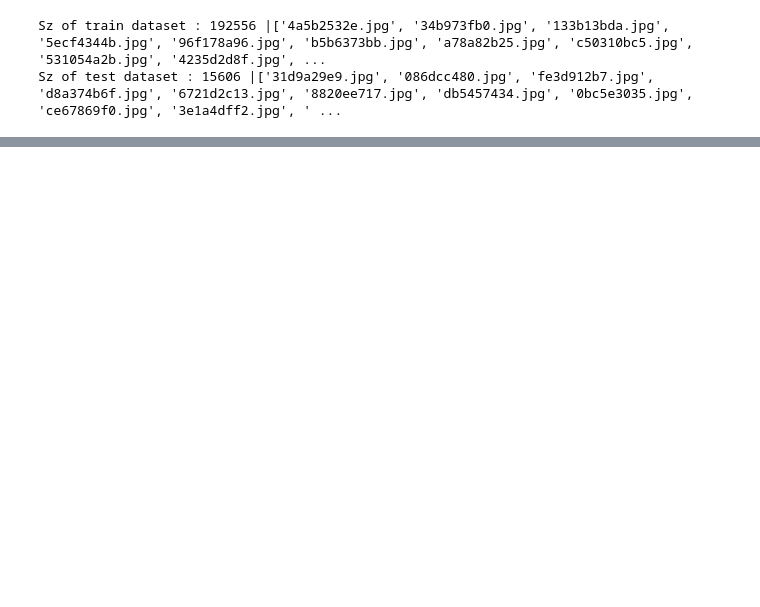
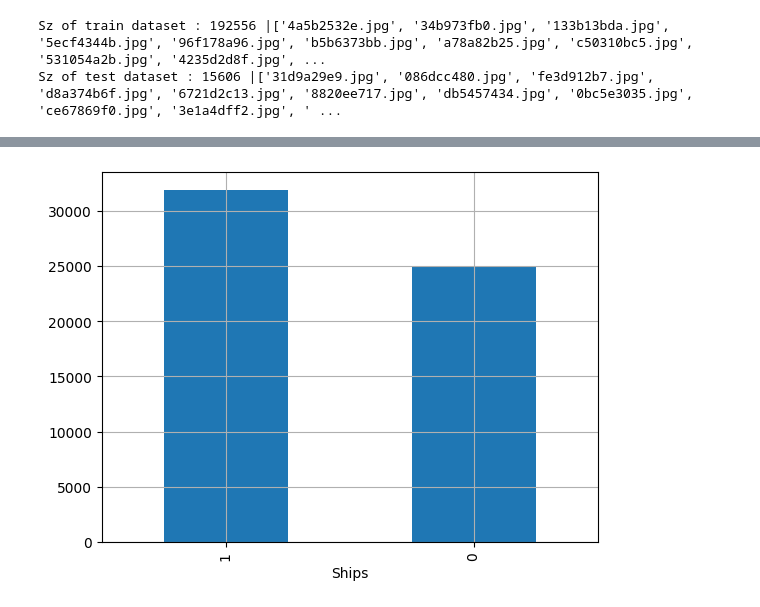
Before and after one commit to hamuladm/Airbus-Ship-Detection, a Jupyter notebook: eda.ipynb, the cells around one changed output, grey strips where cells are left out. Cells and saved outputs as stored; diff of their text form; code cells hidden in the pictures; blank space fills up the shorter version.

```diff
--- a/eda.ipynb
+++ b/eda.ipynb
@@ -29,0 +148,6 @@ Photos with ships : 81723
+# %%
+
+import matplotlib.pyplot as plt
+(train_ships.Ships > 0).astype(int).value_counts().plot.bar().grid(True)
+# %% [output]
+[figure, added]
```
Also changed, not shown: parts of 11 cells of this notebook, 1 other file.
